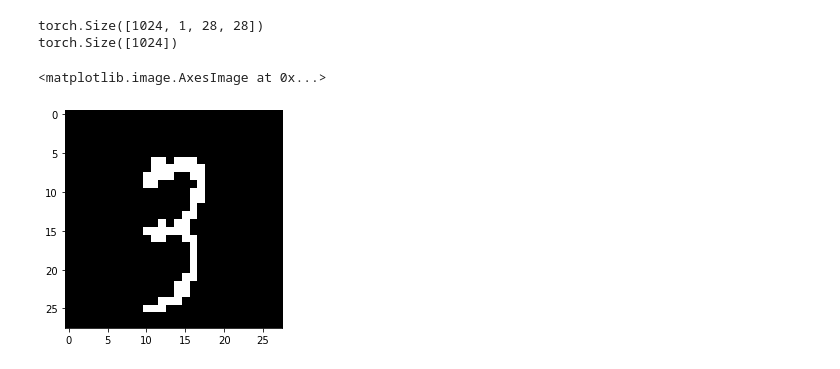
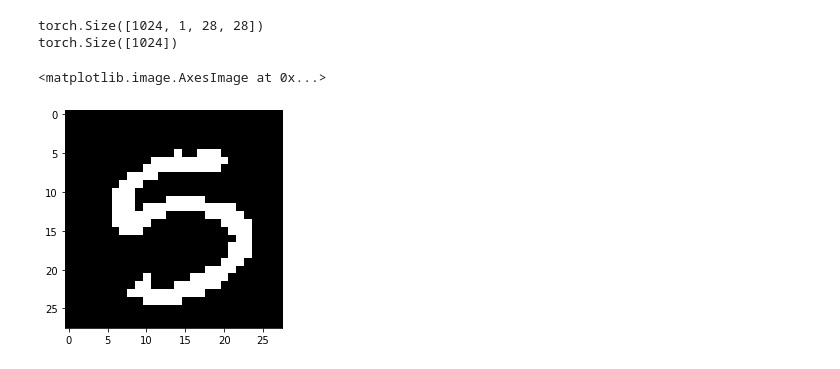
Before and after one commit to Anderzz/it3030, a Jupyter notebook: assignment3/autoencoder_gen.ipynb, the cells around one changed output. Cells and saved outputs as stored; diff of their text form; code cells hidden in the pictures.

```diff
--- a/assignment3/autoencoder_gen.ipynb
+++ b/assignment3/autoencoder_gen.ipynb
@@ -49,10 +49,10 @@ for x, y in train_loader:
 torch.Size([1024, 1, 28, 28])
 torch.Size([1024])
 # %%
-plt.imshow(next(iter(train_loader))[0][3], cmap='gray')
+plt.imshow(next(iter(train_loader))[0][0].squeeze(), cmap='gray')
 # %% [output]
 <matplotlib.image.AxesImage at 0x...>
-[figure, old version]
+[figure, new version]
 # %%
 device = ("cuda" if torch.cuda.is_available() else "cpu")
 print(f"device: {device}")
```
Also changed, not shown: parts of 8 cells of this notebook, 12 other files.
